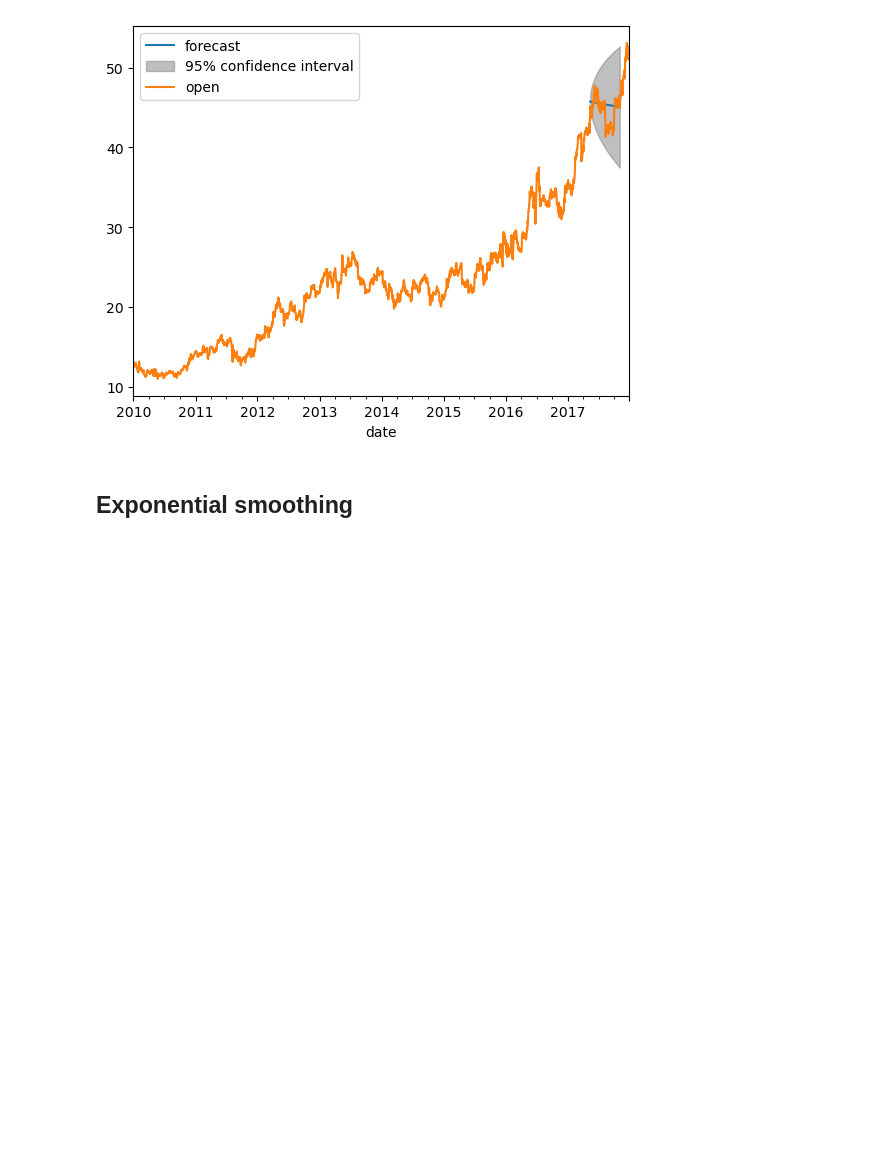
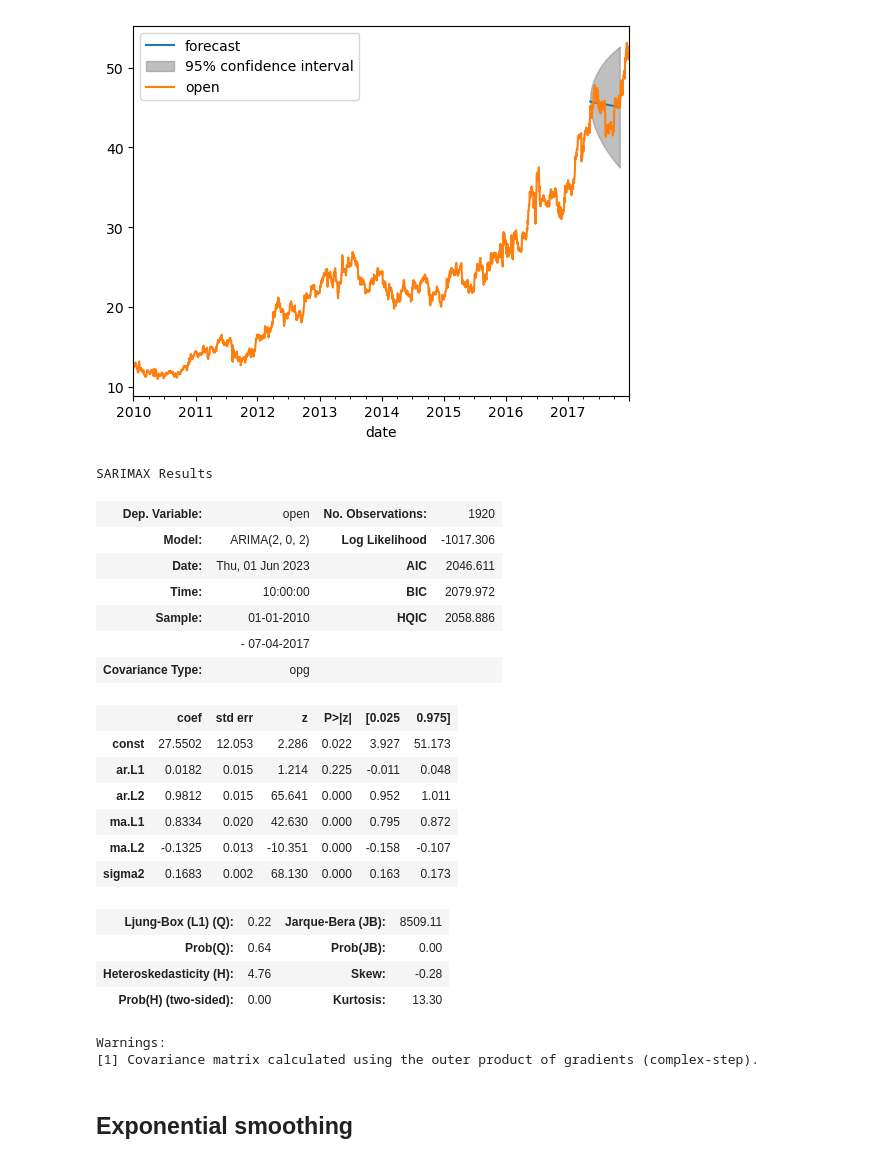
Before and after one commit to nhongphuc/Stock-prediction, a Jupyter notebook: Capstone3_part2.ipynb, the cells around one changed output. Saved outputs shown, nothing was run; the diff lists cells and outputs as text; code cells hidden in the pictures; blank space fills up the shorter version.

```diff
--- a/Capstone3_part2.ipynb
+++ b/Capstone3_part2.ipynb
@@ -138,6 +140,31 @@ prices.plot(ax=ax)
 plt.show()
 # %% [output]
 [figure]
+# %%
+#Print out a summary of the model
+res.summary()
+# %% [output]
+SARIMAX Results
+| Dep. Variable: | open | No. Observations: | 1920 |
+| Model: | ARIMA(2, 0, 2) | Log Likelihood | -1017.306 |
+| Date: | Thu, 01 Jun 2023 | AIC | 2046.611 |
+| Time: | 10:00:00 | BIC | 2079.972 |
+| Sample: | 01-01-2010 | HQIC | 2058.886 |
+|  | - 07-04-2017 |  |  |
+| Covariance Type: | opg |  |  |
+|  | coef | std err | z | P>|z| | [0.025 | 0.975] |
+| const | 27.5502 | 12.053 | 2.286 | 0.022 | 3.927 | 51.173 |
+| ar.L1 | 0.0182 | 0.015 | 1.214 | 0.225 | -0.011 | 0.048 |
+| ar.L2 | 0.9812 | 0.015 | 65.641 | 0.000 | 0.952 | 1.011 |
+| ma.L1 | 0.8334 | 0.020 | 42.630 | 0.000 | 0.795 | 0.872 |
+| ma.L2 | -0.1325 | 0.013 | -10.351 | 0.000 | -0.158 | -0.107 |
+| sigma2 | 0.1683 | 0.002 | 68.130 | 0.000 | 0.163 | 0.173 |
+| Ljung-Box (L1) (Q): | 0.22 | Jarque-Bera (JB): | 8509.11 |
+| Prob(Q): | 0.64 | Prob(JB): | 0.00 |
+| Heteroskedasticity (H): | 4.76 | Skew: | -0.28 |
+| Prob(H) (two-sided): | 0.00 | Kurtosis: | 13.30 |
+Warnings:
+[1] Covariance matrix calculated using the outer product of gradients (complex-step).
 # %% [markdown]
 ## Exponential smoothing
 # %% [markdown]
```
Also changed, not shown: parts of 13 cells of this notebook.
